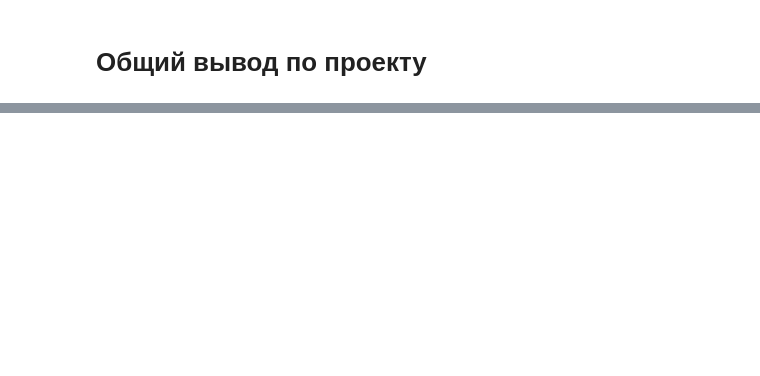
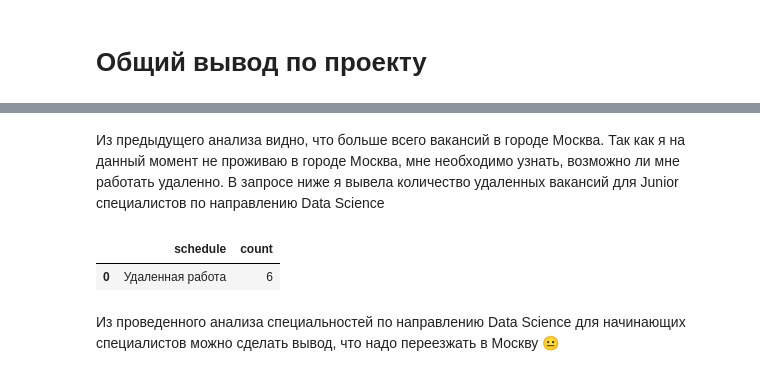
Before and after one commit to banzarkhan/sf_data_science, a Jupyter notebook: Projects/project_2/Project_2_Анализ_вакансий_на_hh.ipynb, the cells around one changed output, grey strips where cells are left out. Drawn from its saved outputs; the diff is of its cells as text; code cells hidden in the pictures; blank space fills up the shorter version.

```diff
--- a/Projects/project_2/Project_2_Ноутбук_шаблон.ipynb
+++ b/Projects/project_2/Project_2_Анализ_вакансий_на_hh.ipynb
@@ -634,0 +700,32 @@ df_6_6
+# %% [markdown]
+Из предыдущего анализа видно, что больше всего вакансий в городе Москва. Так как я на данный момент не проживаю в городе Москва, мне необходимо узнать, возможно ли мне работать удаленно. В запросе ниже я вывела количество удаленных вакансий для Junior специалистов по направлению Data Science
+# %%
+query_7_2 = f'''
+select
+    schedule,
+    count(id)
+
+from vacancies
+
+where (name ilike '%data scientist%' or
+    name ilike '%data science%' or
+    name ilike '%исследователь данных%' or
+    name like '%ML%' and name not ilike '%HTML%'or
+    name ilike '%machine learning%' or
+    name ilike '%машинн%обучен%') and
+
+    (name ilike '%junior%' OR
+    experience = 'Нет опыта' OR
+    employment = 'Стажировка') and
+
+    schedule = 'Удаленная работа'
+
+group by 1
+order by 2
+'''
+# %%
+df_query_7_2 = pd.read_sql_query(query_7_2, connection)
+df_query_7_2
+# %% [output]
+|  | schedule | count |
+| 0 | Удаленная работа | 6 |
@@ -634,0 +734,2 @@ df_6_6
+# %% [markdown]
+Из проведенного анализа специальностей по направлению Data Science для начинающих специалистов можно сделать вывод, что надо переезжать в Москву 😐
```
Also changed, not shown: parts of 36 cells of this notebook, 3 other files.
